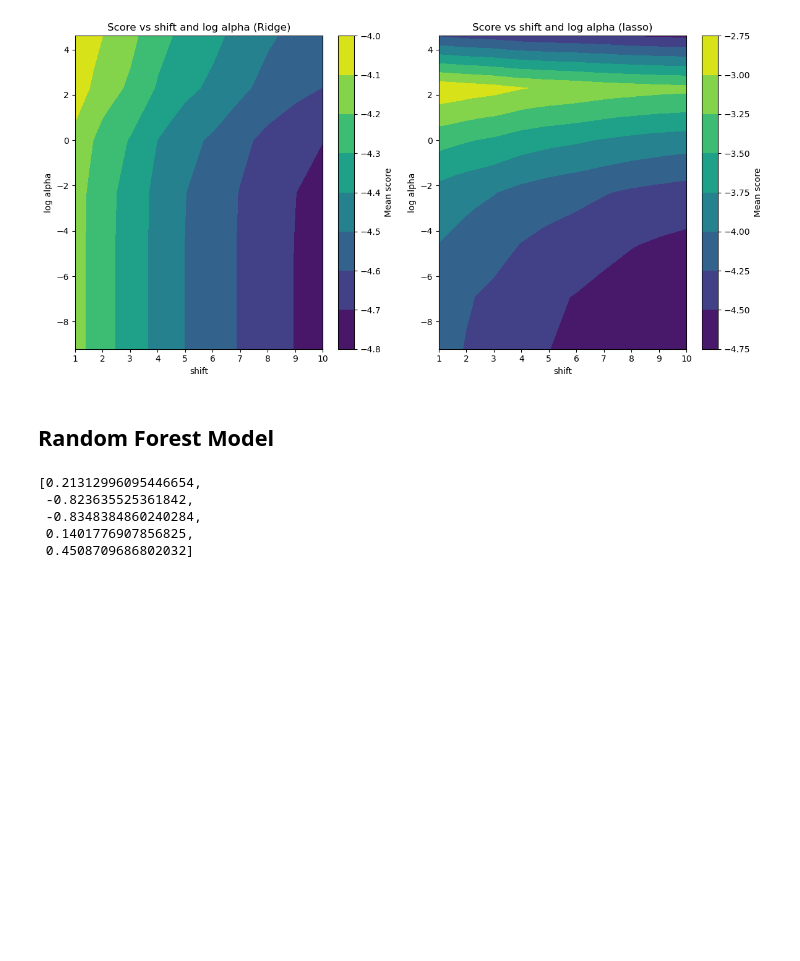
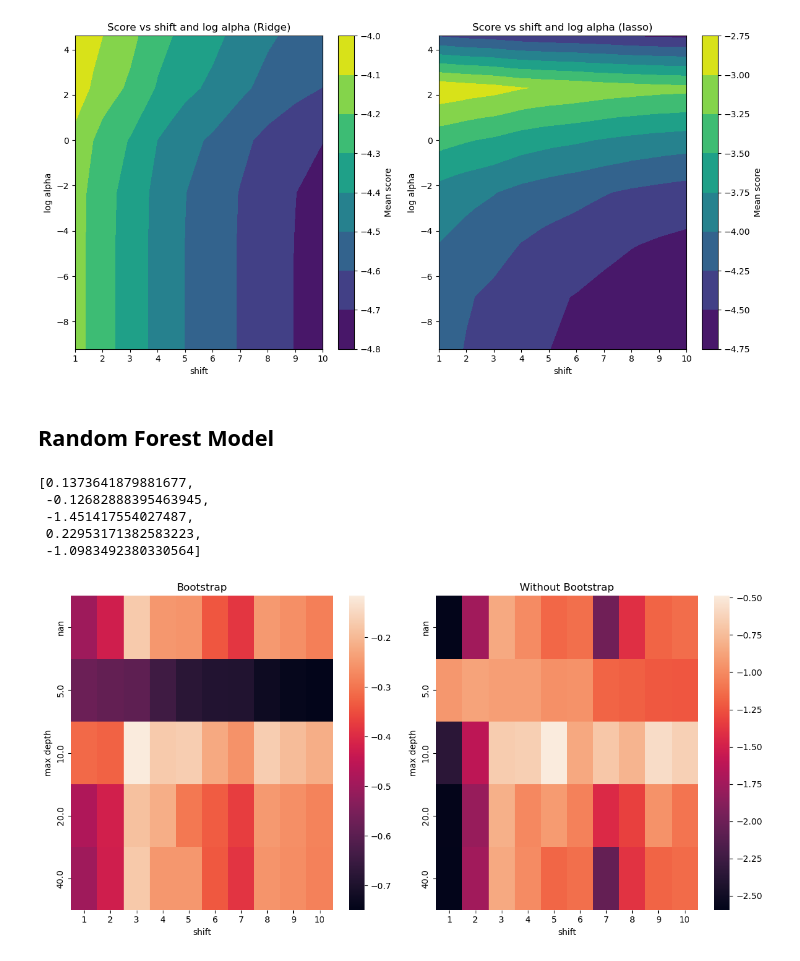
Before and after one commit to winfredkong/covid-models, a Jupyter notebook: explore.ipynb, the cells around one changed output. Cells and saved outputs as stored; diff of their text form; code cells hidden in the pictures; blank space fills up the shorter version.

Commit message:
setting up neural network functions and running a test model

```diff
--- a/explore.ipynb
+++ b/explore.ipynb
@@ -222,10 +222,14 @@ no_na_df
 | 335215 | ESP | 2024-04-21 | 0.0 | 0.0 | 0.0 | ... |
 33004 rows × 22 columns
 # %%
+import matplotlib.image as mpimg
+
 img_path = 'output/heatmap_plot.png'
 import os
 if os.path.exists(img_path):
-    continue
+    img = mpimg.imread(img_path)
+    imgplot = plt.imshow(img)
+    plt.show()
 else:
     # Heat Plotting all columns
     plt.figure(figsize=(15, 30))
@@ -235,8 +239,8 @@ else:
         sns.heatmap(temp_df)
         plt.title(col)
     plt.tight_layout()
+    plt.savefig('output/heatmap_plot.png')
     plt.show()
-    plt.savefig('output/heatmap_plot.png')
 # %% [output]
 [figure]
 # %% [markdown]
@@ -389,6 +393,10 @@ We want to look at the following hyperparameters:
 3. Number of days prior to fit the linear model
 
 To choose the best set of hyperparameters, we use walk-forward validating. We look at 5 splits where for each country we look at length of the country data (note that this varies), then split it into 6 pieces chronologically (say $B_1, B_2, ..., B_6$ reprenting the 6 blocks of data). At split $i$, we train on $\cup_{j\leq i}B_j$ (of all the countries) and validate on $B_{i+1}$.
+# %%
+time_dep_variables = ['people_fully_vaccinated_per_hundred', 'new_cases_smoothed_per_million', 'tests_per_case',
+            'new_vaccinations_smoothed_per_million', 'stringency_index']
+response_variables = ['new_deaths_smoothed_per_million', 'weekly_icu_admissions_per_million', 'weekly_hosp_admissions_per_million']
 # %%
 from sklearn import linear_model
 
@@ -548,20 +556,20 @@ def train_rf(df, shift, max_depth, bootstrap, seed=1843091, n_splits=5):
         x_val = val_df.drop(columns=response_variables+['iso_code', 'date']+ time_dep_variables)
         y_val = val_df[response_variables]
 
-        model = RandomForestRegressor(max_depth=max_depth, bootstrap=bootstrap, random_state=seed)
+        model = RandomForestRegressor(max_depth=max_depth, bootstrap=bootstrap, random_state=seed, n_jobs=-1)
         model.fit(x_train, y_train)
         split_score = model.score(x_val, y_val)
         scores.append(split_score)
 
     return scores
 
-train_rf(no_na_df, shift=3, bootstrap=True, max_depth=None)
+train_rf(train_df, shift=3, bootstrap=True, max_depth=None)
 # %% [output]
-[0.21312996095446654,
- -0.823635525361842,
- -0.8348384860240284,
- 0.1401776907856825,
- 0.4508709686802032]
+[0.1373641879881677,
+ -0.12682888395463945,
+ -1.451417554027487,
+ 0.22953171382583223,
+ -1.0983492380330564]
 # %%
 max_depth_list = [5, 10, 20, 40, None]
 bootstrap_list = [True, False]
@@ -588,14 +596,19 @@ else:
     results_df = pd.DataFrame(results_scores)
     results_df.to_csv(results_path)
 # %%
-plt.figure(figsize=(12, 36))
+plt.figure(figsize=(12, 6))
 
 true_df = results_df[results_df['bootstrap']==True].pivot(index='max depth', columns='shift', values='validation score')
 plt.subplot(1, 2, 1)
 sns.heatmap(true_df)
+plt.title('Bootstrap')
 
 false_df = results_df[results_df['bootstrap']==False].pivot(index='max depth', columns='shift', values='validation score')
+plt.subplot(1, 2, 2)
 sns.heatmap(false_df)
+plt.title('Without Bootstrap')
 
 plt.tight_layout()
 plt.show()
+# %% [output]
+[figure, added]
```
Also changed, not shown: parts of 7 cells of this notebook, 5 other files.
